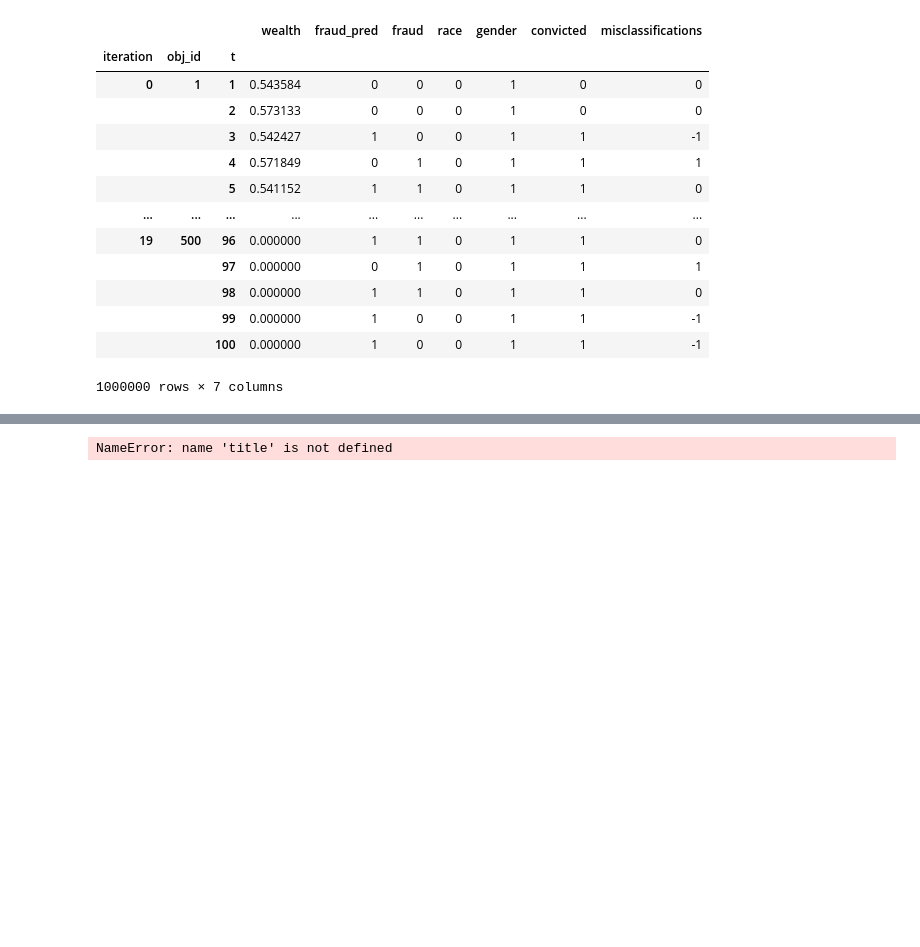
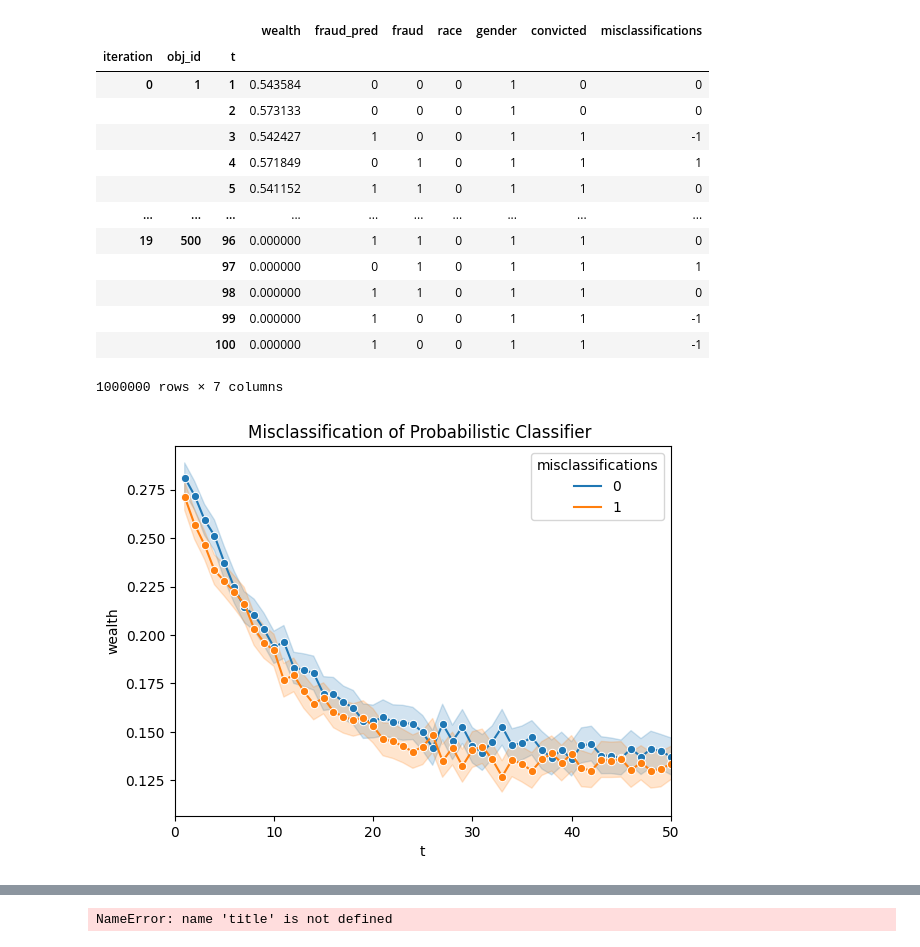
Before and after one commit to Le-Ty/abm_dm_impact, a Jupyter notebook: basic/notebooks/expi_fraud_clf.ipynb, the cells around one changed output, grey strips where cells are left out. Drawn from its saved outputs; the diff is of its cells as text; code cells hidden in the pictures; blank space fills up the shorter version.

```diff
--- a/basic/notebooks/expi_fraud_clf.ipynb
+++ b/basic/notebooks/expi_fraud_clf.ipynb
@@ -332,4 +330,8 @@ df_b
 |  |  | 99 | 0.000000 | 1 | 0 | 0 | 1 | 1 | -1 |
 |  |  | 100 | 0.000000 | 1 | 0 | 0 | 1 | 1 | -1 |
 1000000 rows × 7 columns
+# %%
+viz(df_b, df_b.index.get_level_values('t'), df_b['wealth'], abs(df_b['misclassifications']), title = 'Misclassification of Probabilistic Classifier ') #, df_baseline['convicted'])
+# %% [output]
+[figure, added]
 # %%
```
Also changed, not shown: parts of 4 cells of this notebook.
